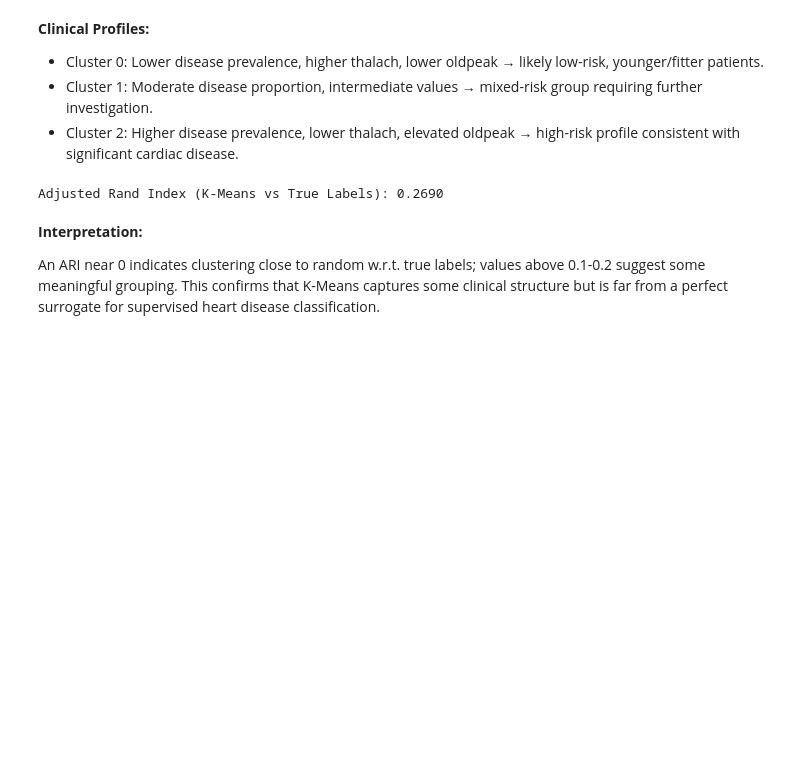
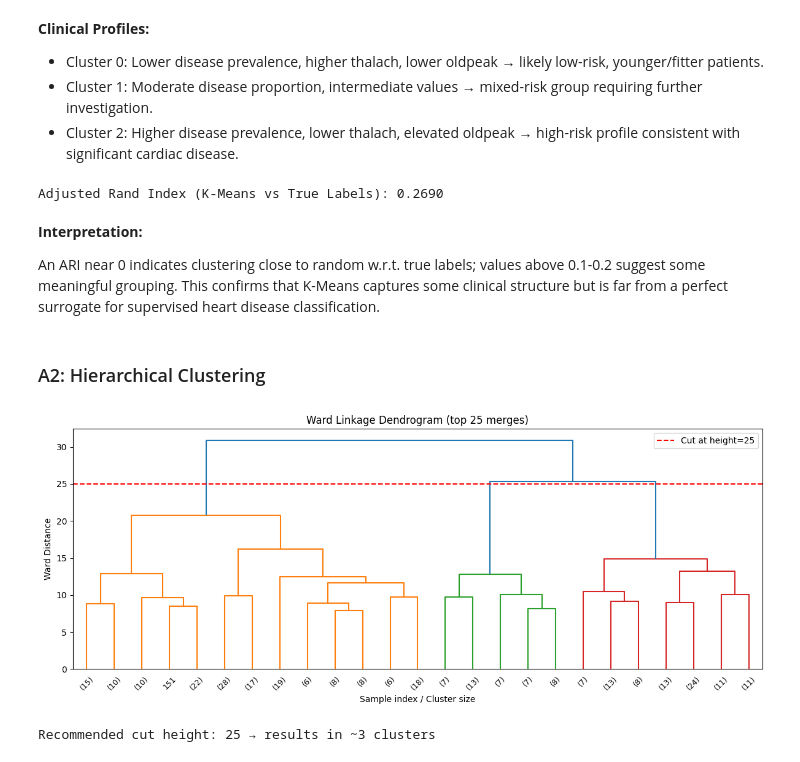
Before and after one commit to Ishmal-fa/cardioai-heart-disease-ml-pipeline, a Jupyter notebook: heart_disease_ml_pipeline.ipynb, the cells around one changed output. Drawn from its saved outputs; the diff is of its cells as text; code cells hidden in the pictures; blank space fills up the shorter version.

Commit message:
Add hierarchical clustering with dendrogram, cluster evaluation, and comparison to K-Means

```diff
--- a/heart_disease_ml_pipeline.ipynb
+++ b/heart_disease_ml_pipeline.ipynb
@@ -311,3 +311,24 @@ An ARI near 0 indicates clustering close to random w.r.t. true labels;
 values above 0.1-0.2 suggest some meaningful grouping.
 This confirms that K-Means captures some clinical structure but is far
 from a perfect surrogate for supervised heart disease classification.
+# %% [markdown]
+### A2: Hierarchical Clustering
+# %%
+Z = linkage(X_scaled, method='ward')
+
+fig, ax = plt.subplots(figsize=(12, 5))
+dendrogram(Z, truncate_mode='lastp', p=25, ax=ax,
+           leaf_rotation=45, leaf_font_size=9)
+CUT_HEIGHT = 25  # adjust based on visible plot gap
+ax.axhline(y=CUT_HEIGHT, color='red', linestyle='--', label=f'Cut at height={CUT_HEIGHT}')
+ax.set_title('Ward Linkage Dendrogram (top 25 merges)')
+ax.set_xlabel('Sample index / Cluster size')
+ax.set_ylabel('Ward Distance')
+ax.legend()
+plt.tight_layout()
+plt.show()
+
+print(f'Recommended cut height: {CUT_HEIGHT} → results in ~{CHOSEN_K} clusters')
+# %% [output]
+[figure, added]
+Recommended cut height: 25 → results in ~3 clusters
```
Also changed, not shown: parts of 4 cells of this notebook.
